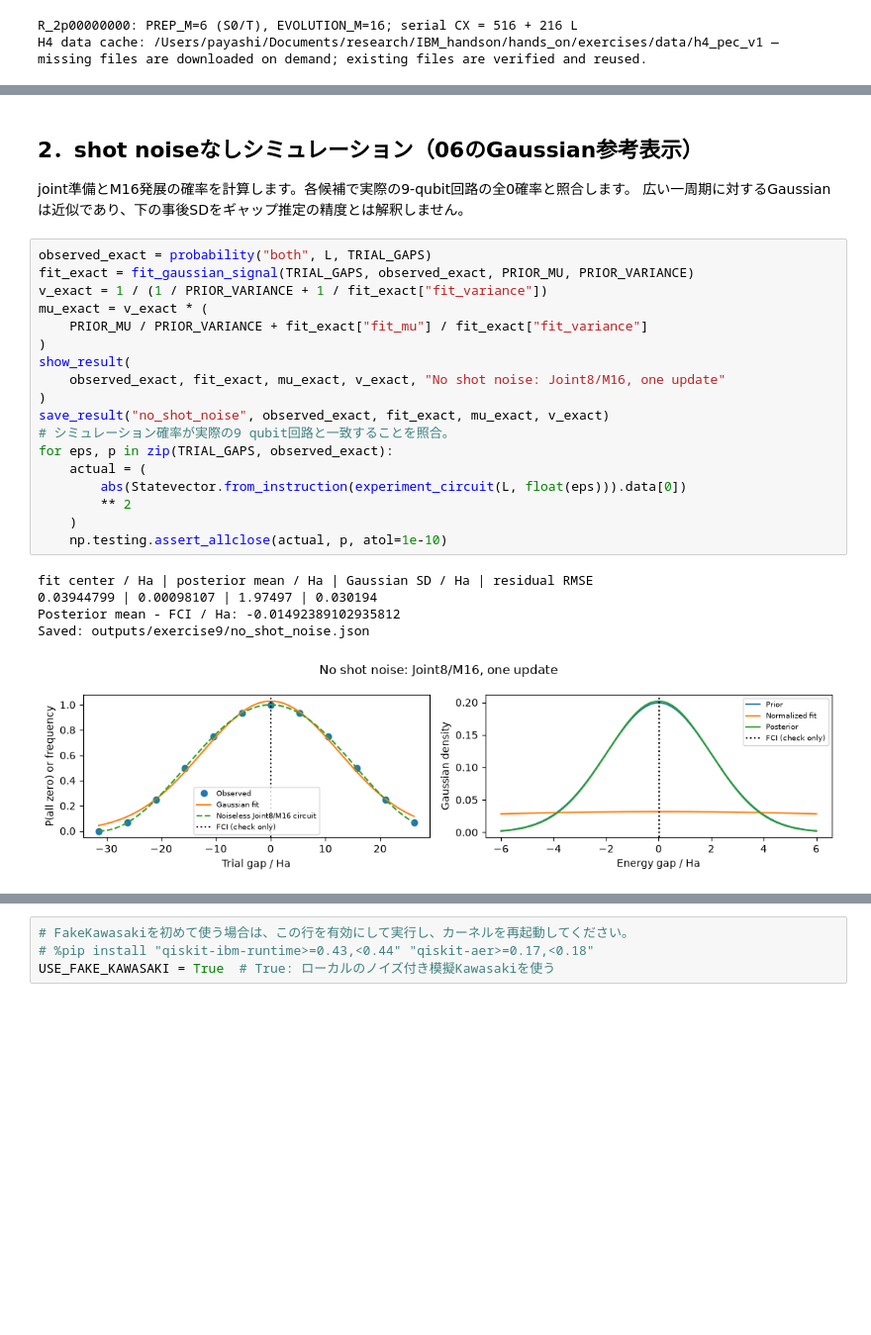
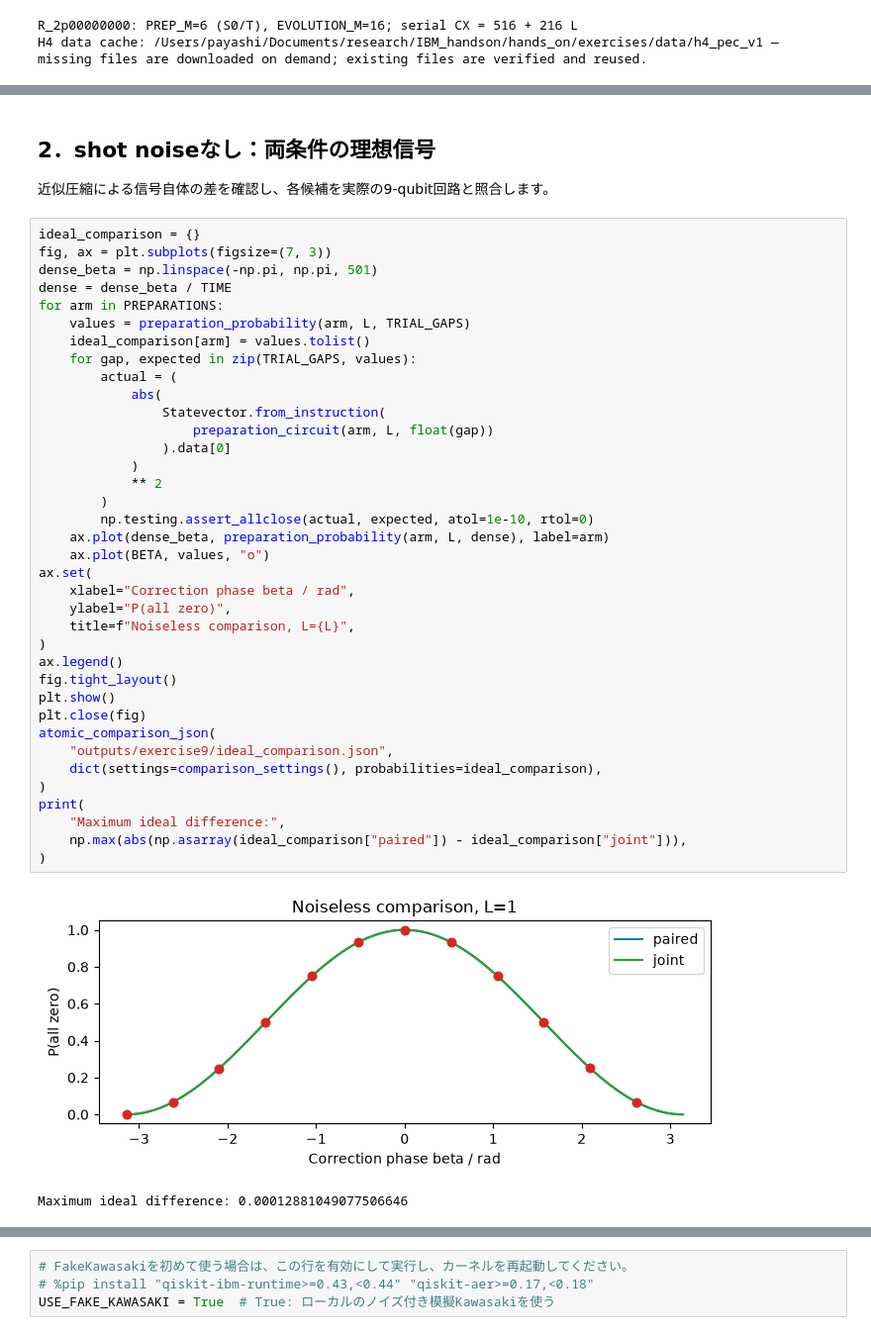
Before and after one commit to QS-laboratory/IBM_handson, a Jupyter notebook: hands_on/exercises/09_h4_joint_preparation_demo.ipynb, the cells around one changed output, grey strips where cells are left out. Shown at 99% size. Drawn from its saved outputs; the diff is of its cells as text; blank space fills up the shorter version.

```diff
--- a/hands_on/exercises/09_h4_joint_preparation_demo.ipynb
+++ b/hands_on/exercises/09_h4_joint_preparation_demo.ipynb
@@ -645,30 +769,45 @@ def save_result(name, observed, fit, posterior_mu, posterior_v, counts=None):
 # %% [markdown]
-## 2．shot noiseなしシミュレーション（06のGaussian参考表示）
+## 2．shot noiseなし：両条件の理想信号
 
-joint準備とM16発展の確率を計算します。各候補で実際の9-qubit回路の全0確率と照合します。
-広い一周期に対するGaussianは近似であり、下の事後SDをギャップ推定の精度とは解釈しません。
+近似圧縮による信号自体の差を確認し、各候補を実際の9-qubit回路と照合します。
 # %%
-observed_exact = probability("both", L, TRIAL_GAPS)
-fit_exact = fit_gaussian_signal(TRIAL_GAPS, observed_exact, PRIOR_MU, PRIOR_VARIANCE)
-v_exact = 1 / (1 / PRIOR_VARIANCE + 1 / fit_exact["fit_variance"])
-mu_exact = v_exact * (
-    PRIOR_MU / PRIOR_VARIANCE + fit_exact["fit_mu"] / fit_exact["fit_variance"]
+ideal_comparison = {}
+fig, ax = plt.subplots(figsize=(7, 3))
+dense_beta = np.linspace(-np.pi, np.pi, 501)
+dense = dense_beta / TIME
+for arm in PREPARATIONS:
+    values = preparation_probability(arm, L, TRIAL_GAPS)
+    ideal_comparison[arm] = values.tolist()
+    for gap, expected in zip(TRIAL_GAPS, values):
+        actual = (
+            abs(
+                Statevector.from_instruction(
+                    preparation_circuit(arm, L, float(gap))
+                ).data[0]
+            )
+            ** 2
+        )
+        np.testing.assert_allclose(actual, expected, atol=1e-10, rtol=0)
+    ax.plot(dense_beta, preparation_probability(arm, L, dense), label=arm)
+    ax.plot(BETA, values, "o")
+ax.set(
+    xlabel="Correction phase beta / rad",
+    ylabel="P(all zero)",
+    title=f"Noiseless comparison, L={L}",
 )
-show_result(
-    observed_exact, fit_exact, mu_exact, v_exact, "No shot noise: Joint8/M16, one update"
+ax.legend()
+fig.tight_layout()
+plt.show()
+plt.close(fig)
+atomic_comparison_json(
+    "outputs/exercise9/ideal_comparison.json",
+    dict(settings=comparison_settings(), probabilities=ideal_comparison),
 )
-save_result("no_shot_noise", observed_exact, fit_exact, mu_exact, v_exact)
-# シミュレーション確率が実際の9 qubit回路と一致することを照合。
-for eps, p in zip(TRIAL_GAPS, observed_exact):
-    actual = (
-        abs(Statevector.from_instruction(experiment_circuit(L, float(eps))).data[0])
-        ** 2
-    )
-    np.testing.assert_allclose(actual, p, atol=1e-10)
+print(
+    "Maximum ideal difference:",
+    np.max(abs(np.asarray(ideal_comparison["paired"]) - ideal_comparison["joint"])),
+)
 # %% [output]
+[figure, new version]
-fit center / Ha | posterior mean / Ha | Gaussian SD / Ha | residual RMSE
-0.03944799 | 0.00098107 | 1.97497 | 0.030194
-Posterior mean - FCI / Ha: -0.01492389102935812
-Saved: outputs/exercise9/no_shot_noise.json
+Maximum ideal difference: 0.00012881049077506646
-[figure, old version]
 # %% [markdown]
```
Also changed, not shown: parts of 19 cells of this notebook, 6 other files.
